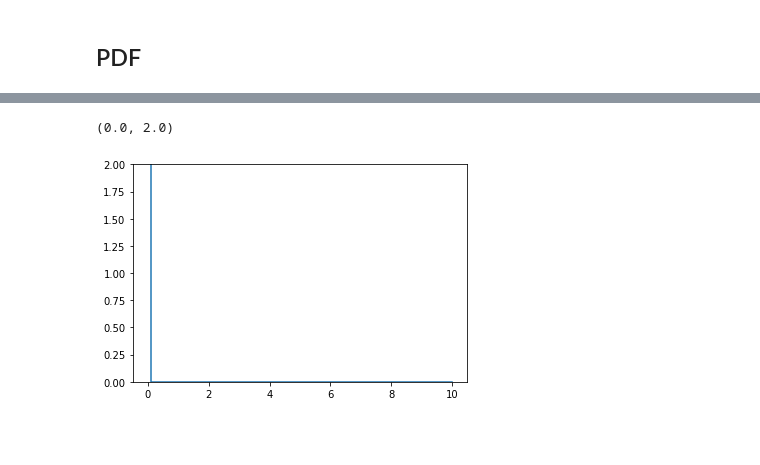
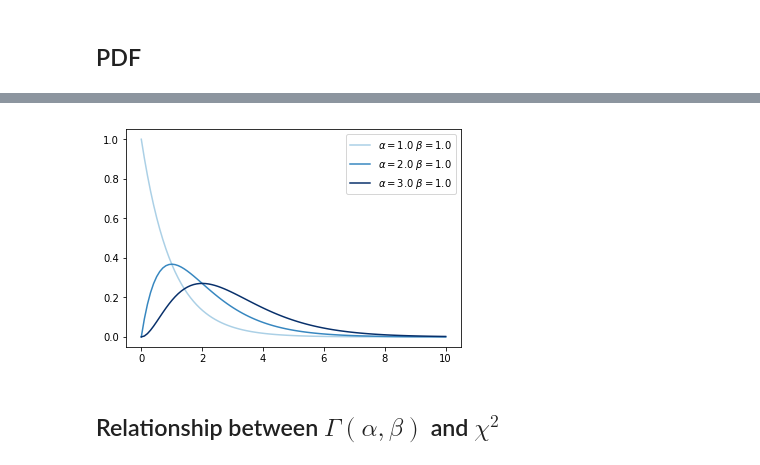
Before and after one commit to denglert/statistics-sandbox, a Jupyter notebook: distributions/gamma/gamma_distribution.ipynb, the cells around one changed output, grey strips where cells are left out. Drawn from its saved outputs; the diff is of its cells as text; code cells hidden in the pictures; blank space fills up the shorter version.

```diff
--- a/distributions/gamma/gamma_distribution.ipynb
+++ b/distributions/gamma/gamma_distribution.ipynb
@@ -91,6 +96,10 @@ def plot_gamma(alpha, beta):
-# %%
-f,a = plot_gamma(1.0, 1e9)
-a.set_ylim(0.0, 2.0)
-# %% [output]
-(0.0, 2.0)
-[figure, removed]
+# %%
+alpha_betas = [[1.0,1.0],
+              [2.0,1.0],
+              [3.0,1.0],
+             ]
+f,a = plot_gamma_distributions(alpha_betas, cmap_name='Blues', cm_min=0.0, cm_max=3.0, color_index=0)
+# %% [output]
+[figure, added]
+# %% [markdown]
+## Relationship between $\Gamma(\alpha,\beta)$ and $\chi^{2}$
```
Also changed, not shown: parts of 11 cells of this notebook, 1 other file.
